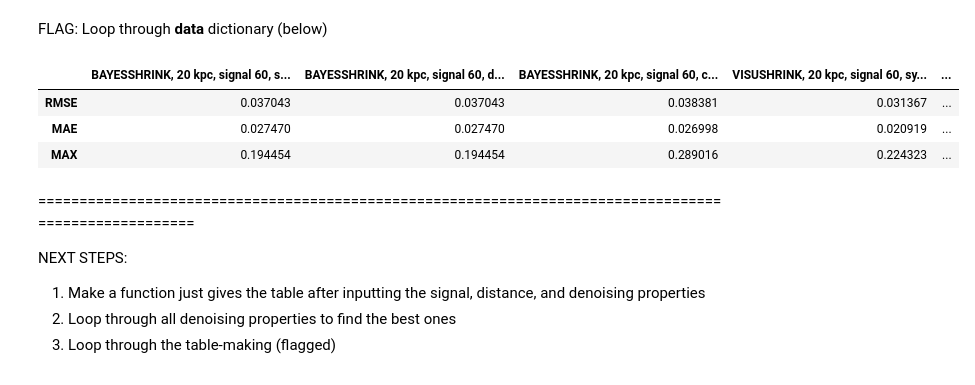
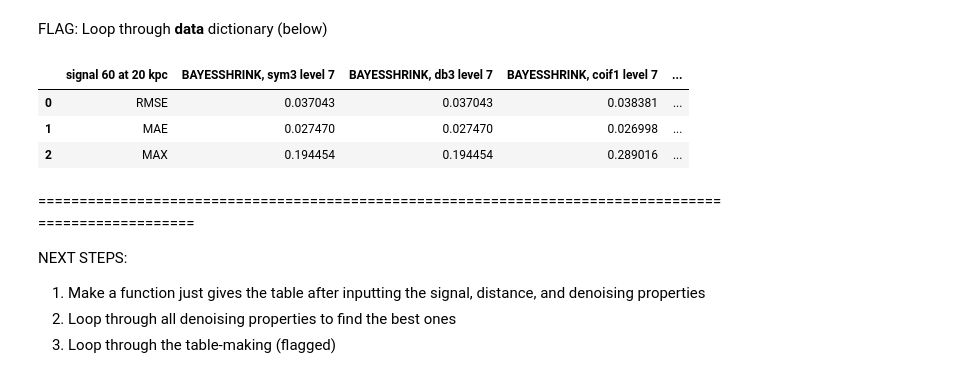
Before and after one commit to Calista-F/CCSN-gravitational-wave-denoising, a Jupyter notebook: 20220201_Lopac_(2020)_Table_1,2,3_recreations.ipynb, the cells around one changed output. Saved outputs shown, nothing was run; the diff lists cells and outputs as text; code cells hidden in the pictures.

```diff
--- a/20220201_Lopac_(2020)_Table_1,2,3_recreations.ipynb
+++ b/20220201_Lopac_(2020)_Table_1,2,3_recreations.ipynb
@@ -75,7 +75,7 @@ for m in methods:
     denoised_df = pd.DataFrame(denoise_wavelet(noisy_norm_df, method = m, mode ='hard', wavelet = wavelets[i], wavelet_levels = levels[i], rescale_sigma = 'True'))
 
     #Create col1- a list that contains the signal properties (which signal template was used), denoising properties, and denoising performance metrics
-    col1 = [str(m).upper() +', '+  signaldistance +', '+ signalno +', '+ wavelets[i] + ' level ' + str(levels[i])]
+    col1 = [str(m).upper() +', '+ wavelets[i] + ' level ' + str(levels[i])]
     col1.append(get_rmse(signal_norm_df, denoised_df))
     col1.append(mean_absolute_error(signal_norm_df, denoised_df))
     col1.append(max_error(signal_norm_df, denoised_df))
@@ -158,7 +159,7 @@ for m in methods:
     denoised_df = pd.DataFrame(denoise_wavelet(noisy_norm_df, method = m, mode ='hard', wavelet = wavelets[i], wavelet_levels = levels[i], rescale_sigma = 'True'))
 
     #Create col1- a list that contains the signal properties (which signal template was used), denoising properties, and denoising performance metrics
-    col1 = [str(m).upper() +', '+  signaldistance +', '+ signalno +', '+ wavelets[i] + ' level ' + str(levels[i])]
+    col1 = [str(m).upper() +', '+ wavelets[i] + ' level ' + str(levels[i])]
     col1.append(get_rmse(signal_norm_df, denoised_df))
     col1.append(mean_absolute_error(signal_norm_df, denoised_df))
     col1.append(max_error(signal_norm_df, denoised_df))
@@ -241,7 +243,7 @@ for m in methods:
     denoised_df = pd.DataFrame(denoise_wavelet(noisy_norm_df, method = m, mode ='hard', wavelet = wavelets[i], wavelet_levels = levels[i], rescale_sigma = 'True'))
 
     #Create col1- a list that contains the signal properties (which signal template was used), denoising properties, and denoising performance metrics
-    col1 = [str(m).upper() +', '+  signaldistance +', '+ signalno +', '+ wavelets[i] + ' level ' + str(levels[i])]
+    col1 = [str(m).upper() +', '+ wavelets[i] + ' level ' + str(levels[i])]
     col1.append(get_rmse(signal_norm_df, denoised_df))
     col1.append(mean_absolute_error(signal_norm_df, denoised_df))
     col1.append(max_error(signal_norm_df, denoised_df))
@@ -252,29 +254,30 @@ for m in methods:
 # %% [markdown]
 FLAG: Loop through **data** dictionary (below)
 # %%
-data = {'index': indexcol,
+signalnodistance = signalno+' at '+signaldistance
+
+data = {signalnodistance: metrics,
         #BayesShrink
         main_list[0][0][0]: main_list[0][0][1:], #signal properties to be used as column name
         main_list[0][1][0]: main_list[0][1][1:],
         main_list[0][2][0]: main_list[0][2][1:],
 
         #VisuShrink
         main_list[1][0][0]: main_list[1][0][1:], #signal properties to be used as column name
         main_list[1][1][0]: main_list[1][1][1:],
         main_list[1][2][0]: main_list[1][2][1:],
         }
 
 # Create DataFrame
-Table3_df = pd.DataFrame(data, index =metrics)
-Table3_df = Table3_df.drop(columns='index')
+Table3_df = pd.DataFrame(data)
 
 # Print the output.
 Table3_df
 # %% [output]
-|  | BAYESSHRINK, 20 kpc, signal 60, s... | BAYESSHRINK, 20 kpc, signal 60, d... | BAYESSHRINK, 20 kpc, signal 60, c... | VISUSHRINK, 20 kpc, signal 60, sy... | ... |
-| RMSE | 0.037043 | 0.037043 | 0.038381 | 0.031367 | ... |
-| MAE | 0.027470 | 0.027470 | 0.026998 | 0.020919 | ... |
-| MAX | 0.194454 | 0.194454 | 0.289016 | 0.224323 | ... |
+|  | signal 60 at 20 kpc | BAYESSHRINK, sym3 level 7 | BAYESSHRINK, db3 level 7 | BAYESSHRINK, coif1 level 7 | ... |
+| 0 | RMSE | 0.037043 | 0.037043 | 0.038381 | ... |
+| 1 | MAE | 0.027470 | 0.027470 | 0.026998 | ... |
+| 2 | MAX | 0.194454 | 0.194454 | 0.289016 | ... |
 # %% [markdown]
 ======================================================================================================
 
```
Also changed, not shown: parts of 2 cells of this notebook.
